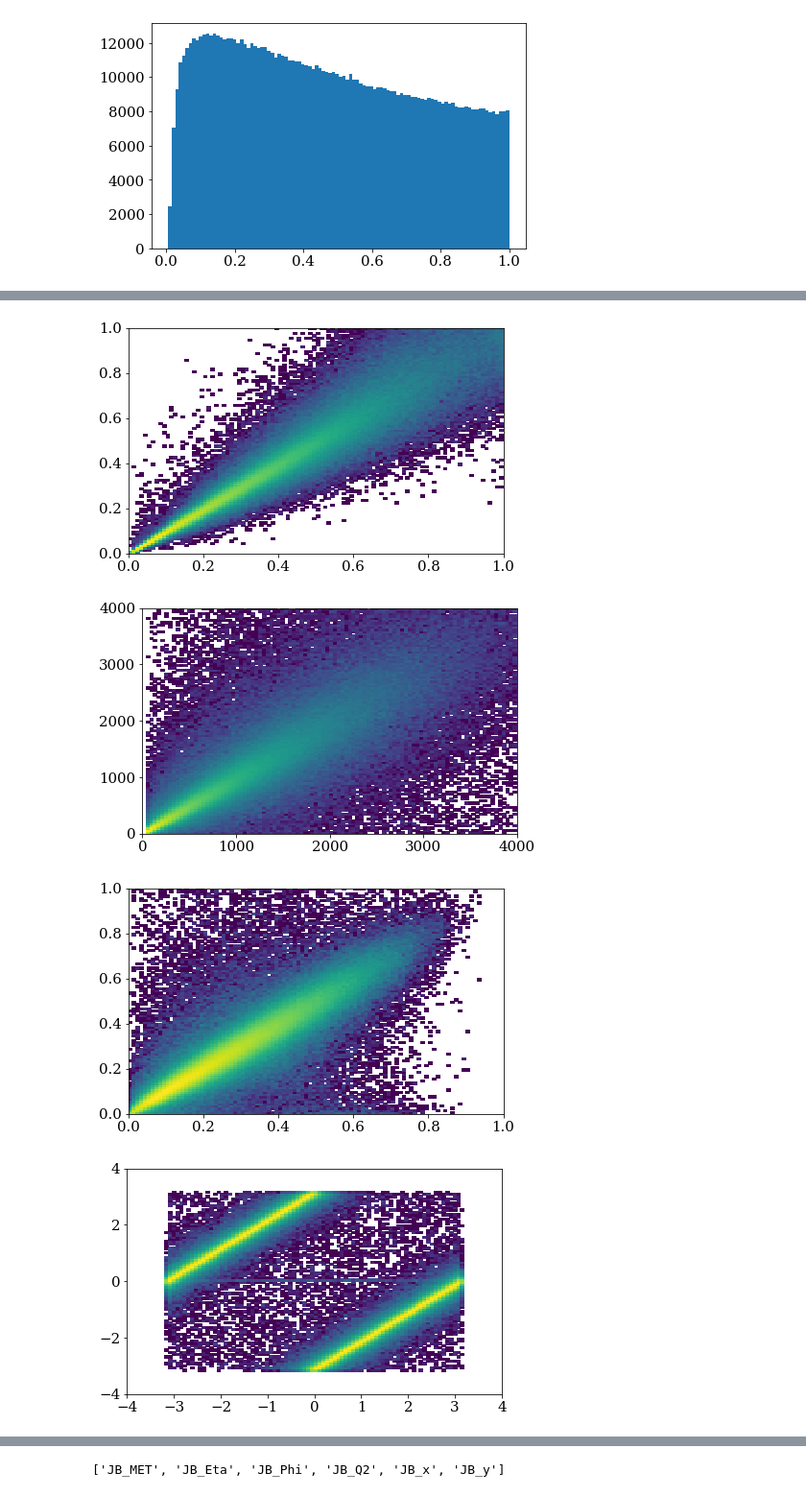
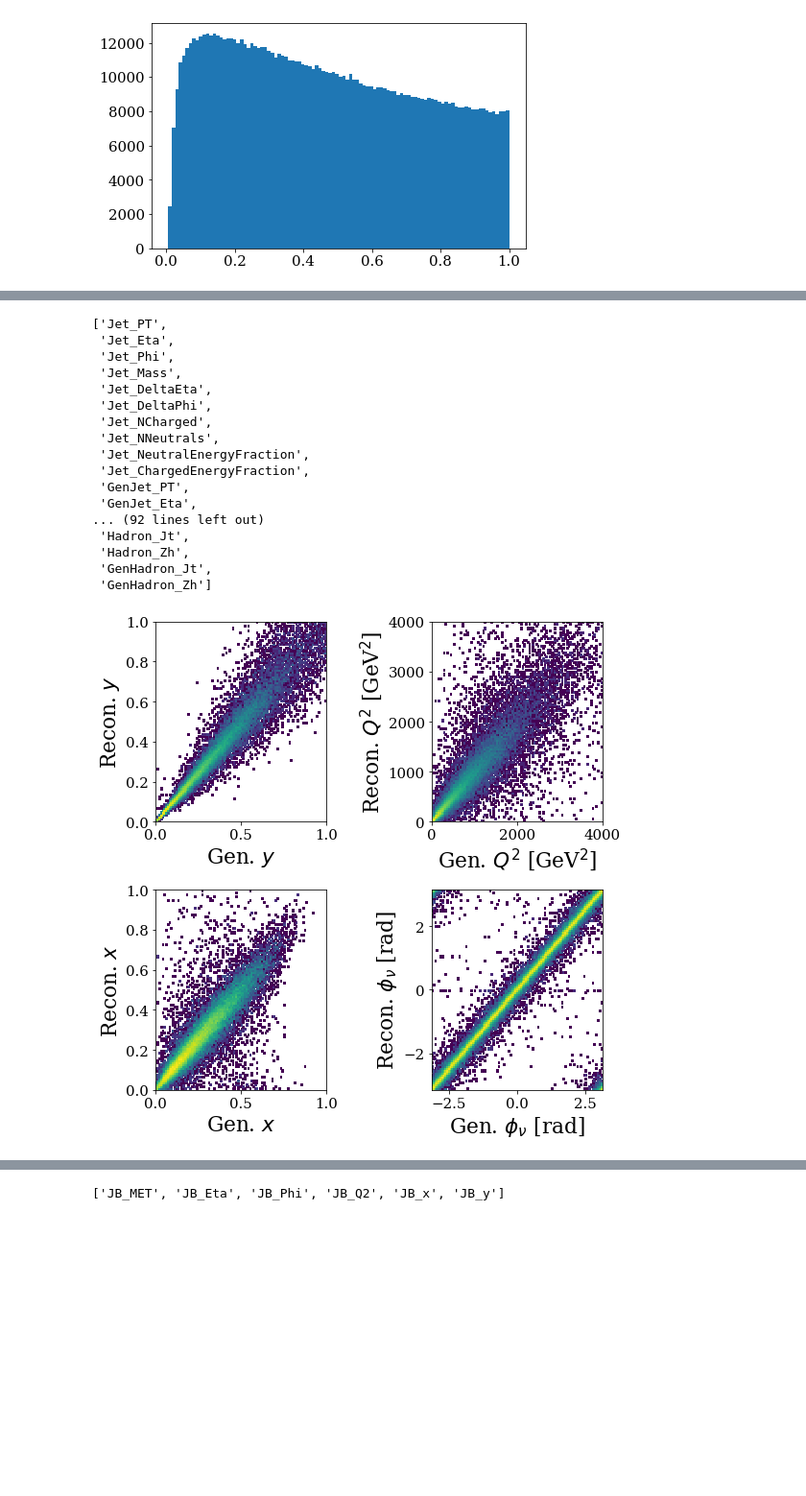
Before and after one commit to sebouh137/eic-jets, a Jupyter notebook: python/CC_DIS_Plots_For_Paper.ipynb, the cells around one changed output, grey strips where cells are left out. Shown at 96% size. Saved outputs shown, nothing was run; the diff lists cells and outputs as text; code cells hidden in the pictures; blank space fills up the shorter version.

```diff
--- a/python/CC_DIS_Plots_For_Paper.ipynb
+++ b/python/CC_DIS_Plots_For_Paper.ipynb
@@ -1509,16 +1331,43 @@ plt.show()
+# %%
+list(df_nu.columns)
+# %% [output]
+['Jet_PT',
+ 'Jet_Eta',
+ 'Jet_Phi',
+ 'Jet_Mass',
+ 'Jet_DeltaEta',
+ 'Jet_DeltaPhi',
+ 'Jet_NCharged',
+ 'Jet_NNeutrals',
+ 'Jet_NeutralEnergyFraction',
+ 'Jet_ChargedEnergyFraction',
+ 'GenJet_PT',
+ 'GenJet_Eta',
+... (92 lines left out)
+ 'Hadron_Jt',
+ 'Hadron_Zh',
+ 'GenHadron_Jt',
+ 'GenHadron_Zh']
 # %%
+fig,axs = plt.subplots(2,2, figsize=(8,8))
+plt.sca(axs[0][0])
 plt.hist2d(df_nu.Gen_y,df_nu.JB_y,norm=mpl.colors.LogNorm(),bins=100, range=((0,1),(0,1)))
+plt.gca().set_ylabel("Recon. $y$")
+plt.gca().set_xlabel("Gen. $y$")
+plt.sca(axs[0][1])
+plt.hist2d(df_nu.Gen_Q2,df_nu.JB_Q2,norm=mpl.colors.LogNorm(),bins=100, range=((-1,4000),(-1,4000)))
+plt.gca().set_ylabel("Recon. $Q^2$ [GeV$^2$]")
+plt.gca().set_xlabel("Gen. $Q^2$ [GeV$^2$]")
+plt.sca(axs[1][0])
+plt.hist2d(df_nu.Gen_x,df_nu.JB_x,norm=mpl.colors.LogNorm(),bins=100, range=((0,1),(0,1)))
+plt.gca().set_ylabel("Recon. $x$")
+plt.gca().set_xlabel("Gen. $x$")
+plt.sca(axs[1][1])
+plt.hist2d(df_nu.GenMissingET_Phi-np.pi*(df_nu.GenMissingET_Phi>0)+np.pi*(df_nu.GenMissingET_Phi<0),df_nu.JB_Phi,norm=mpl.colors.LogNorm(),bins=100, range=((-np.pi,np.pi),(-np.pi,np.pi)))
+plt.gca().set_ylabel("Recon. $\\phi_\\nu$ [rad]")
+plt.gca().set_xlabel("Gen. $\\phi_\\nu$ [rad]")
+plt.tight_layout()
+plt.savefig("images/lepton_recon.png")
 plt.show()
-plt.hist2d(df_nu.Gen_Q2,df_nu.JB_Q2,norm=mpl.colors.LogNorm(),bins=100, range=((-1,4000),(-1,4000)))
-plt.show()
-plt.hist2d(df_nu.Gen_x,df_nu.JB_x,norm=mpl.colors.LogNorm(),bins=100, range=((0,1),(0,1)))
-plt.show()
-plt.hist2d(df_nu.Neutrino_Phi,df_nu.JB_Phi,norm=mpl.colors.LogNorm(),bins=100, range=((-4,4),(-4,4)))
-plt.show()
-plt.hist2d(df_nu.Neutrino_PT,df_nu.JB_MET,norm=mpl.colors.LogNorm(),bins=100, range=((0,50),(0,50)))
-plt.show()
 # %% [output]
-[figure, old version]
+[figure, new version]
-[figure, removed]
-[figure, removed]
-[figure, removed]
```
Also changed, not shown: parts of 46 cells of this notebook, 2 other files.
